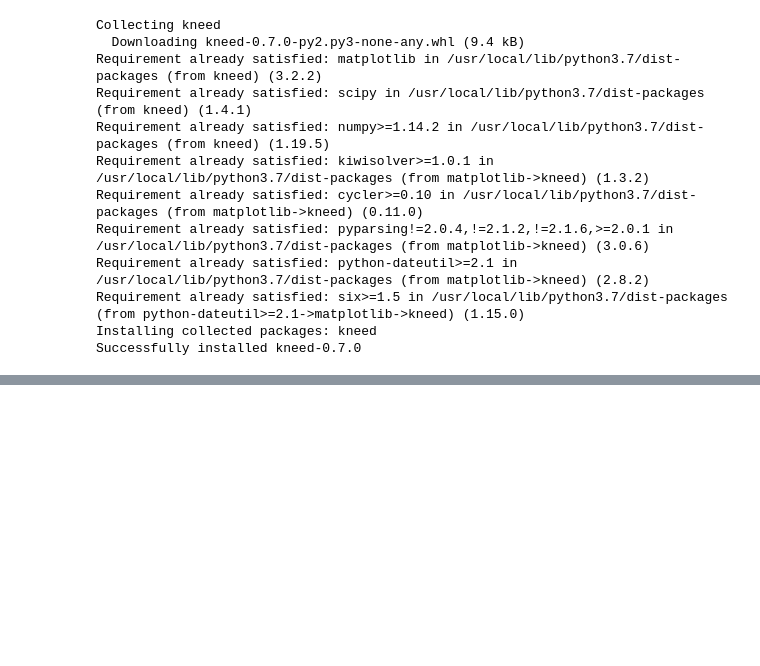
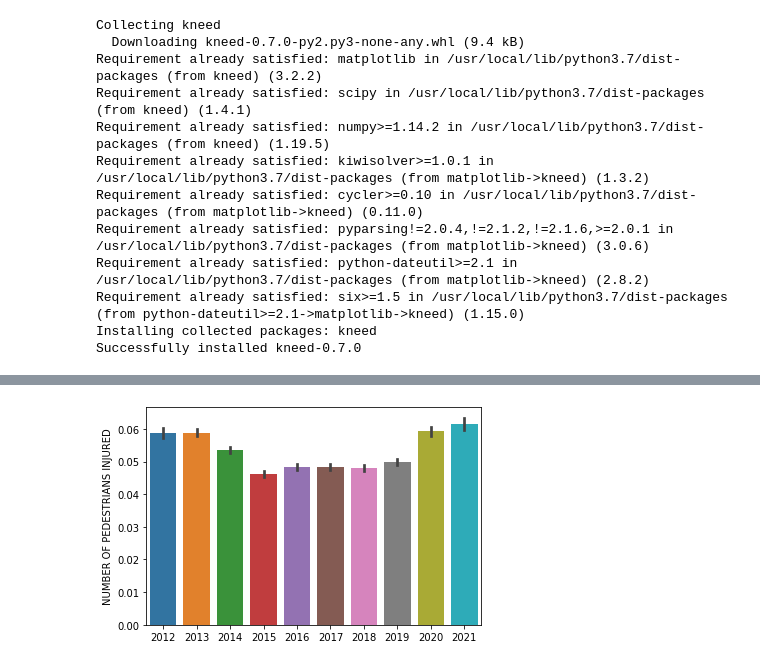
Before and after one commit to sudheendrakatikar/cmpe255-project, a Jupyter notebook: maincode.ipynb, the cells around one changed output, grey strips where cells are left out. Saved outputs shown, nothing was run; the diff lists cells and outputs as text; code cells hidden in the pictures; blank space fills up the shorter version.

```diff
--- a/maincode.ipynb
+++ b/maincode.ipynb
@@ -510,0 +534,26 @@ plt.show()
+# %%
+x=data['CRASH DATE']
+year=[]
+from dateutil.parser import parse
+for i in range(0,len(x.index)):
+  dt = parse(x[i])
+  y=dt.year
+  year.append(y)
+# %%
+y=data['NUMBER OF PEDESTRIANS INJURED']
+y=y.astype(int)
+#print(y[1:88])
+l=year
+# %%
+import matplotlib.pyplot as plt
+import seaborn as sns
+# plt.ylim([0,10])
+#plt.bar(l,y)
+plt=sns.barplot(l,y)
+#plt.show()
+#fig, ax = plt.subplots()
+
+
+# #,kind=plt.plot(l,y)
+# %% [output]
+[figure, added]
```
Also changed, not shown: parts of 24 cells of this notebook.
